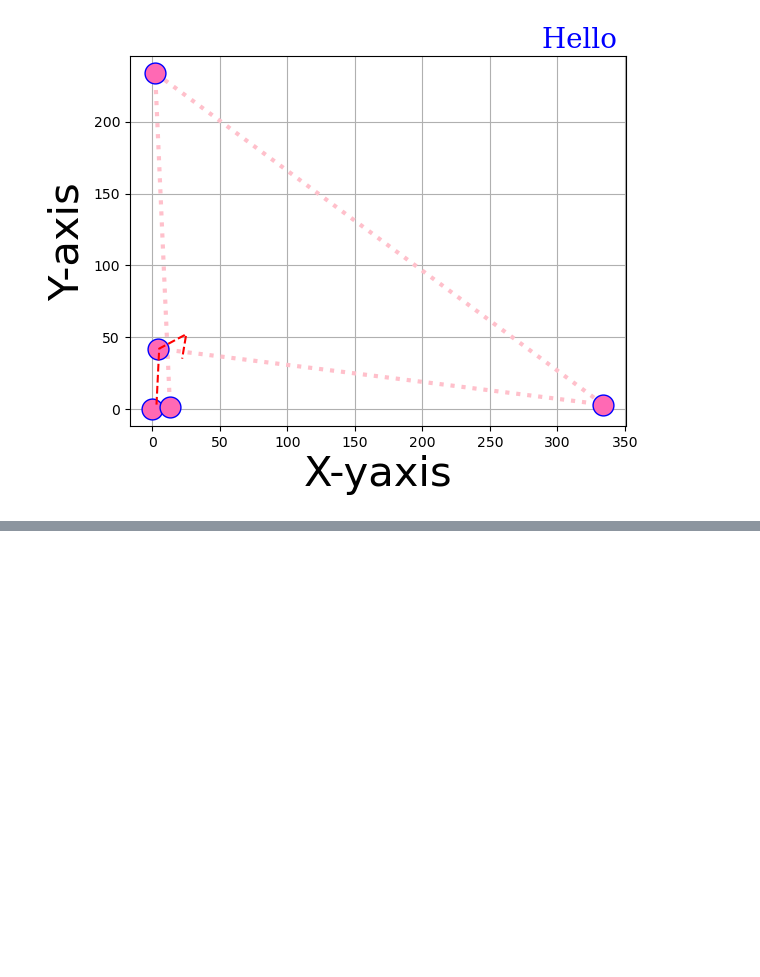
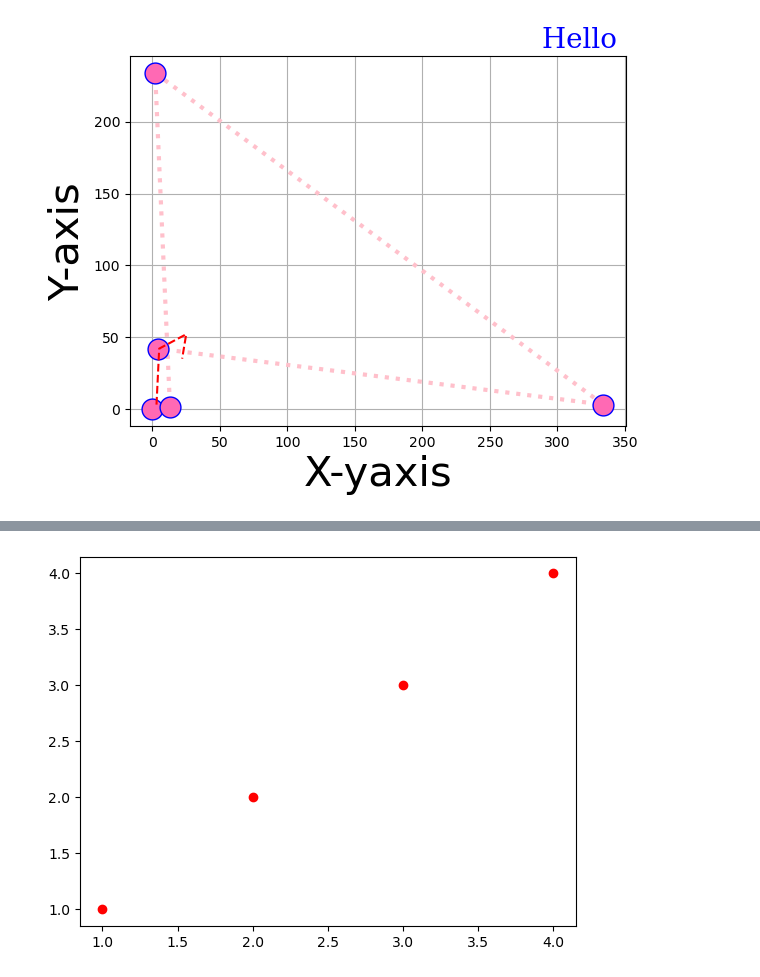
Before and after one commit to SVIGHNESH/my-python-codes, a Jupyter notebook: File Operation/MatplotLib.ipynb, the cells around one changed output, grey strips where cells are left out. Drawn from its saved outputs; the diff is of its cells as text; code cells hidden in the pictures; blank space fills up the shorter version.

```diff
--- a/File Operation/MatplotLib.ipynb
+++ b/File Operation/MatplotLib.ipynb
@@ -107,8 +114,5 @@ plt.show()
 # %%
-import matplotlib.pyplot as plt
-import numpy as np
-
-arr1 = np.array([1,2,3])
-arr2 = np.array([2,30,4])
-plt.scatter(arr1,arr2)
+plt.scatter([1,2,3,4],[1,2,3,4],color ="red")
 plt.show()
+# %% [output]
+[figure, added]
```
Also changed, not shown: parts of 4 cells of this notebook, 1 other file.
